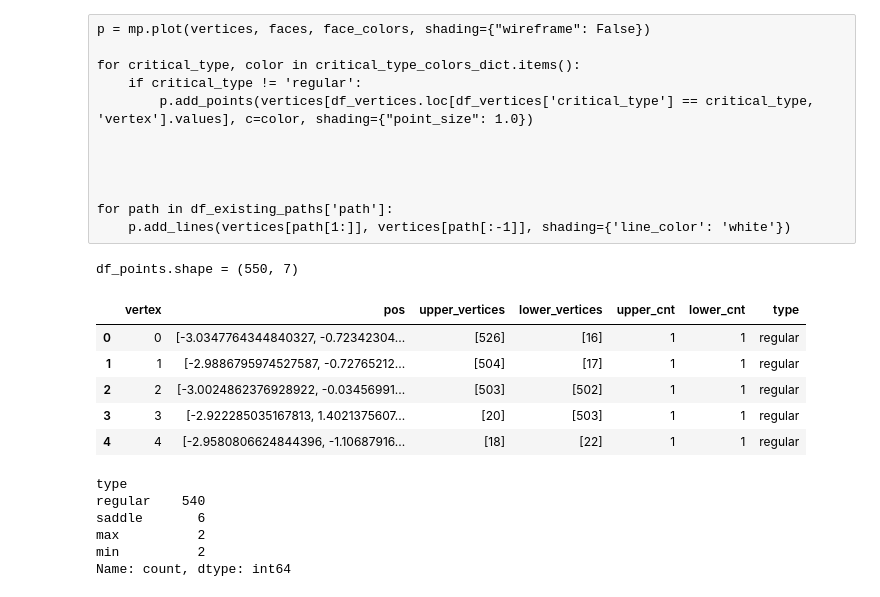
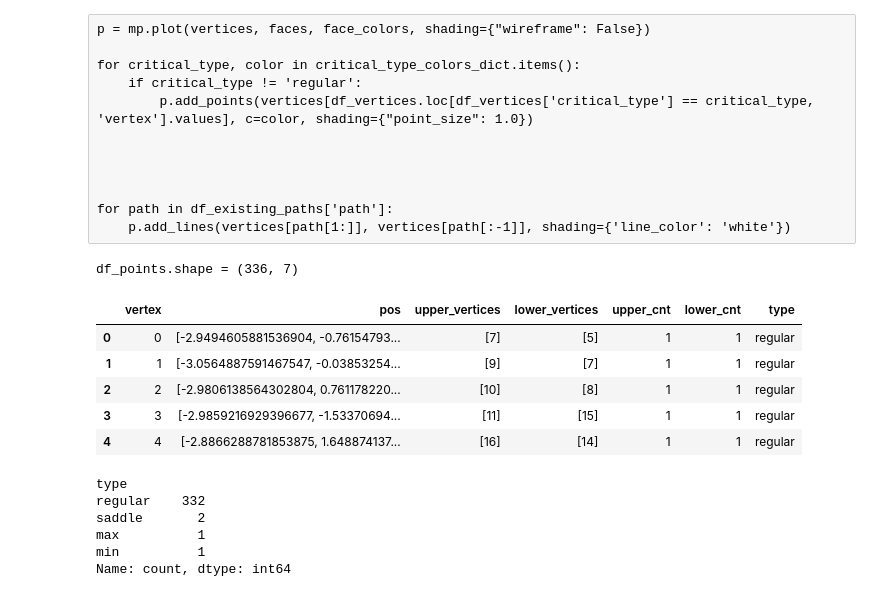
Before and after one commit to zimfv/quadrangulation, a Jupyter notebook: shapes.ipynb, the cells around one changed output. Drawn from its saved outputs; the diff is of its cells as text; code cells hidden in the pictures.

```diff
--- a/shapes.ipynb
+++ b/shapes.ipynb
@@ -136,11 +136,11 @@ def get_torus_triangulation(n, m):
     faces = np.array(faces)
     return faces
 # %%
-n = 36
-m = 24
+n = 37
+m = 25
 
 phi = np.arange(n)/n*2*np.pi
-psi = np.arange(m)/m*2*np.pi
+psi = np.arange(m)/m*2*np.pi - np.pi
 phi = np.repeat(phi, m)
 psi = np.tile(psi, n)
 
@@ -151,7 +151,7 @@ glued_torus_faces = get_torus_triangulation(n, m)
 # glue the hole
 disk_border_idx = np.argwhere(abs(np.linalg.norm(glued_torus_vertices, axis=1) - r) < 1e-5).ravel()
 disk_border_pts = glued_torus_vertices[disk_border_idx][:, [0, 1]]
-disk_triangulation_local = sp.spatial.Delaunay(disk_border_pts).simplices
+disk_triangulation_local = sp.spatial.Delaunay(disk_border_pts, furthest_site=True).simplices
 disk_triangulation_global = disk_border_idx[disk_triangulation_local]
 glued_torus_faces = np.vstack([glued_torus_faces, disk_triangulation_global])
 
@@ -312,7 +322,7 @@ def get_halftorus(r=1, R=2, l0=1, l1=2, n=24, m=36, glue=True, tol=1e-6):
         disk_border_pts = vertices[disk_border_idx]
         disk_border_pts = disk_border_pts[:, [0, 1]]
 
-        disk_triangulation_local = sp.spatial.Delaunay(disk_border_pts, furthest_site=True).simplices
+        disk_triangulation_local = sp.spatial.Delaunay(disk_border_pts, furthest_site=False, qhull_options="QJ").simplices
         disk_triangulation_global = disk_border_idx[disk_triangulation_local]
         faces = np.vstack([faces, disk_triangulation_global])
 
@@ -537,7 +547,7 @@ n, m = 12, 12
 vertices, faces = get_halftori_bouquet(leaves=3, n=n, m=m, glue=True)
 print(f'Before the split there were {len(vertices)} vertices and {len(faces)} faces')
 
-vertices, faces = split_large_edges(vertices, faces, max_length=1.4)
+vertices, faces = split_large_edges(vertices, faces, max_length=0.8)
 print(f'After the split there are {len(vertices)} vertices and {len(faces)} faces')
 
 p = mp.plot(vertices, faces, shading={"wireframe": True})
@@ -570,7 +580,7 @@ f = lambda p: f0(p)*f1(p)
 # %%
 n, m = 13, 12
 #n, m = 25, 24
-vertices, faces = get_halftori_bouquet(leaves=3, n=n, m=m, l0=0.8, glue=False)
+vertices, faces = get_halftori_bouquet(leaves=2, n=n, m=m, l0=0.8, glue=False)
 #vertices, faces = split_large_edges(vertices, faces, max_length=0.6)
 vertices, faces = split_large_edges(vertices, faces, max_length=1.1)
 
@@ -766,48 +776,49 @@ def get_next_vertices(vertex, faces, f, f_grad=None, direction_up=True):
 morse_function = lambda v: f(vertices[v])
 gradient_function = lambda v0, v1: np.linalg.norm(vertices[v1] - vertices[v0], axis=-1)
 gradient_function = lambda v0, v1: np.linalg.norm(vertices[v1] - vertices[v0], axis=-1)*abs(morse_function(v0) - morse_function(v1))
-#gradient_function = lambda v0, v1: abs(morse_function(v0) - morse_function(v1))/np.linalg.norm(vertices[v1] - vertices[v0], axis=-1)
+gradient_function = lambda v0, v1: abs(morse_function(v0) - morse_function(v1))/np.linalg.norm(vertices[v1] - vertices[v0], axis=-1)
+gradient_function = lambda v0, v1: -abs(morse_function(v0) - morse_function(v1))/np.linalg.norm(vertices[v1] - vertices[v0], axis=-1)
 
 df_points = pd.DataFrame({'vertex': np.unique(faces), 'pos':list (vertices)})
 df_points['upper_vertices'] = df_points['vertex'].apply(lambda vertex: get_next_vertices(vertex, faces, f=morse_function, f_grad=gradient_function, direction_up=True))
 df_points['lower_vertices'] = df_points['vertex'].apply(lambda vertex: get_next_vertices(vertex, faces, f=morse_function, f_grad=gradient_function, direction_up=False))
 df_points['upper_cnt'] = df_points['upper_vertices'].apply(len)
 df_points['lower_cnt'] = df_points['lower_vertices'].apply(len)
 
 def get_vertex_type_row(row):
     upper = row['upper_cnt']
     lower = row['lower_cnt']
 
     if upper + lower == 0:
         return 'isolated'
     if (upper == 1) and (lower == 1):
         return 'regular'
     if (upper == 0) and (lower == 1):
         return 'max'
     if (upper == 1) and (lower == 0):
         return 'min'
     return 'saddle'
 
 df_points['type'] = df_points.apply(get_vertex_type_row, axis=1)
 
 print(f'df_points.shape = {df_points.shape}')
 df_points.head()
 # %% [output]
-df_points.shape = (550, 7)
+df_points.shape = (336, 7)
 |  | vertex | pos | upper_vertices | lower_vertices | upper_cnt | lower_cnt | type |
-| 0 | 0 | [-3.0347764344840327, -0.72342304... | [526] | [16] | 1 | 1 | regular |
-| 1 | 1 | [-2.9886795974527587, -0.72765212... | [504] | [17] | 1 | 1 | regular |
-| 2 | 2 | [-3.0024862376928922, -0.03456991... | [503] | [502] | 1 | 1 | regular |
-| 3 | 3 | [-2.922285035167813, 1.4021375607... | [20] | [503] | 1 | 1 | regular |
-| 4 | 4 | [-2.9580806624844396, -1.10687916... | [18] | [22] | 1 | 1 | regular |
+| 0 | 0 | [-2.9494605881536904, -0.76154793... | [7] | [5] | 1 | 1 | regular |
+| 1 | 1 | [-3.0564887591467547, -0.03853254... | [9] | [7] | 1 | 1 | regular |
+| 2 | 2 | [-2.9806138564302804, 0.761178220... | [10] | [8] | 1 | 1 | regular |
+| 3 | 3 | [-2.9859216929396677, -1.53370694... | [11] | [15] | 1 | 1 | regular |
+| 4 | 4 | [-2.8866288781853875, 1.648874137... | [16] | [14] | 1 | 1 | regular |
 # %%
 df_points['type'].value_counts()
 # %% [output]
 type
-regular    540
-saddle       6
-max          2
-min          2
+regular    332
+saddle       2
+max          1
+min          1
 Name: count, dtype: int64
 # %%
 df_points[df_points['type'] != 'regular']
```
Also changed, not shown: parts of 15 cells of this notebook, 4 other files.
